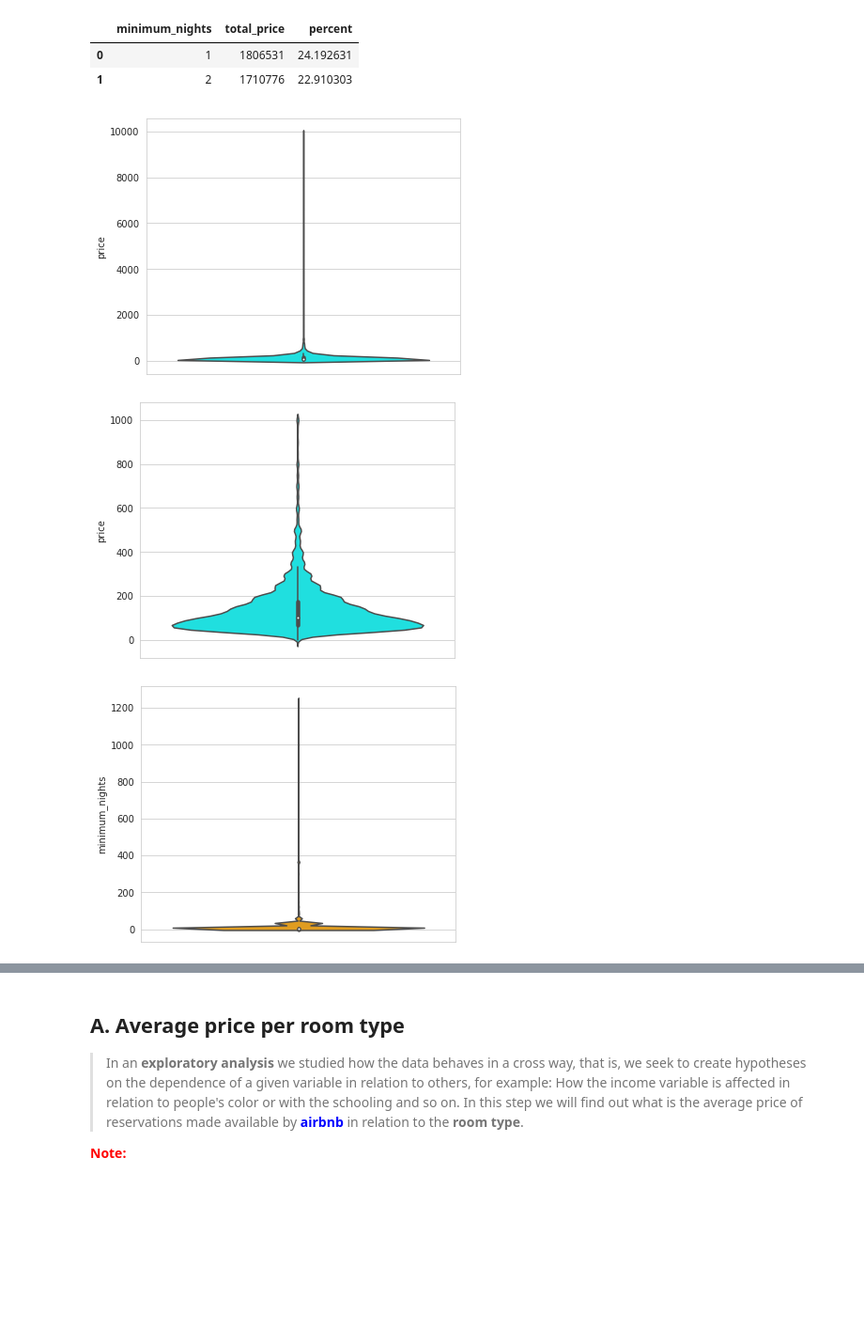
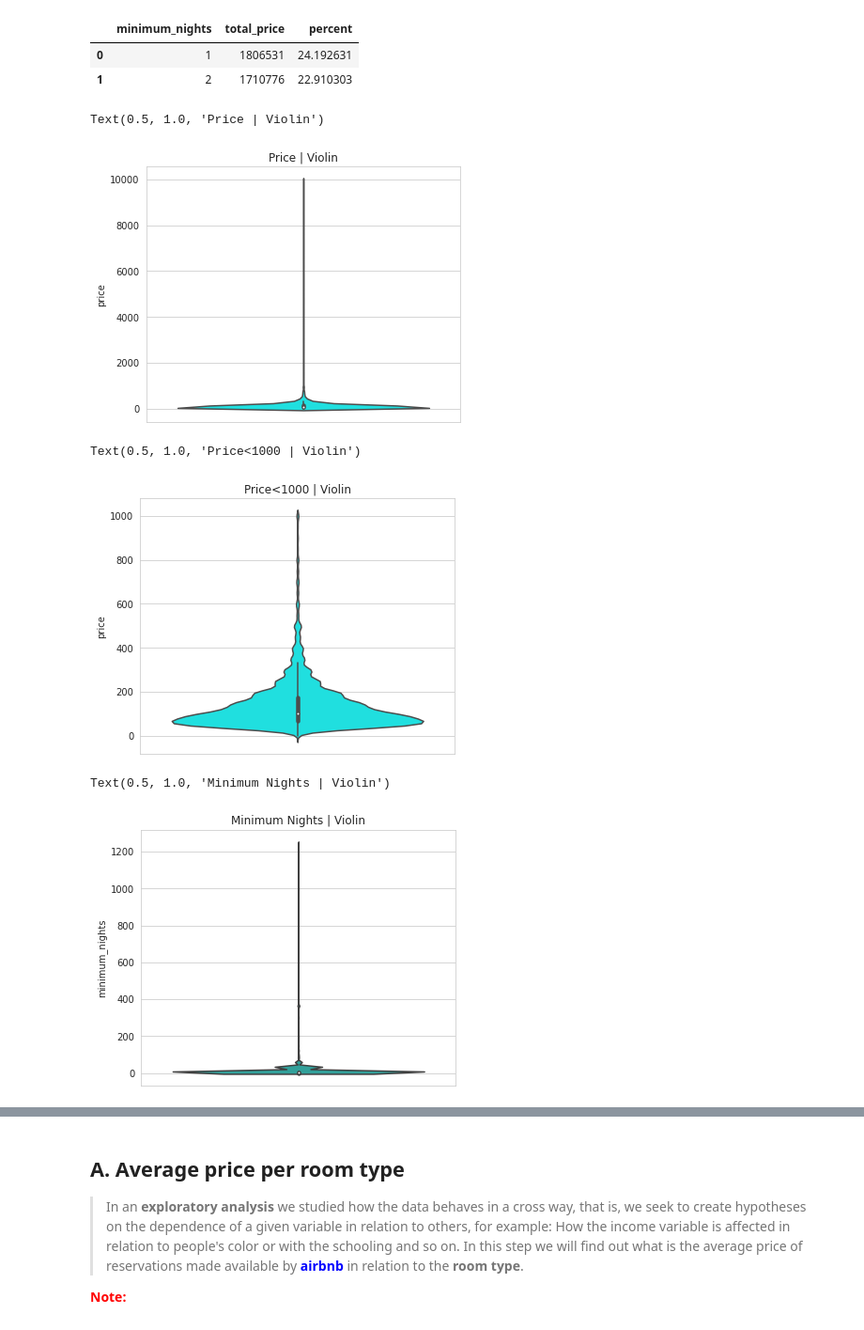
Before and after one commit to yaman9675/understand_Airbnb, a Jupyter notebook: understand_Airbnb.ipynb, the cells around one changed output, grey strips where cells are left out. Shown at 94% size. Drawn from its saved outputs; the diff is of its cells as text; code cells hidden in the pictures; blank space fills up the shorter version.

Commit message:
sixth commit on understand Airbnb

```diff
--- a/understand_Airbnb.ipynb
+++ b/understand_Airbnb.ipynb
@@ -710,16 +818,23 @@ min_night_price.head(2)
 # %%
 #price vilon graph
 rcParams['figure.figsize'] = 6,5
-visual7 = sns.violinplot(y=airbnb['price'], color='aqua')
+visual10 = sns.violinplot(y=airbnb['price'], color='aqua')
+visual10.set_title('Price | Violin')
 # %% [output]
+Text(0.5, 1.0, 'Price | Violin')
-[figure, old version]
+[figure, new version]
 # %%
-visual8 = sns.violinplot(y=price_1000['price'], color='aqua')
+visual11 = sns.violinplot(y=price_1000['price'], color='aqua')
+visual11.set_title('Price<1000 | Violin')
 # %% [output]
+Text(0.5, 1.0, 'Price<1000 | Violin')
-[figure, old version]
+[figure, new version]
 # %%
 #minimum_nights vilon graph
-visual9 = sns.violinplot(y=airbnb['minimum_nights'], color='orange')
+rcParams['figure.figsize'] = 6,5
+visual12 = sns.violinplot(y=airbnb['minimum_nights'], color='lightseagreen')
+visual12.set_title('Minimum Nights | Violin')
 # %% [output]
+Text(0.5, 1.0, 'Minimum Nights | Violin')
-[figure, old version]
+[figure, new version]
 # %%
```
Also changed, not shown: parts of 65 cells of this notebook.
